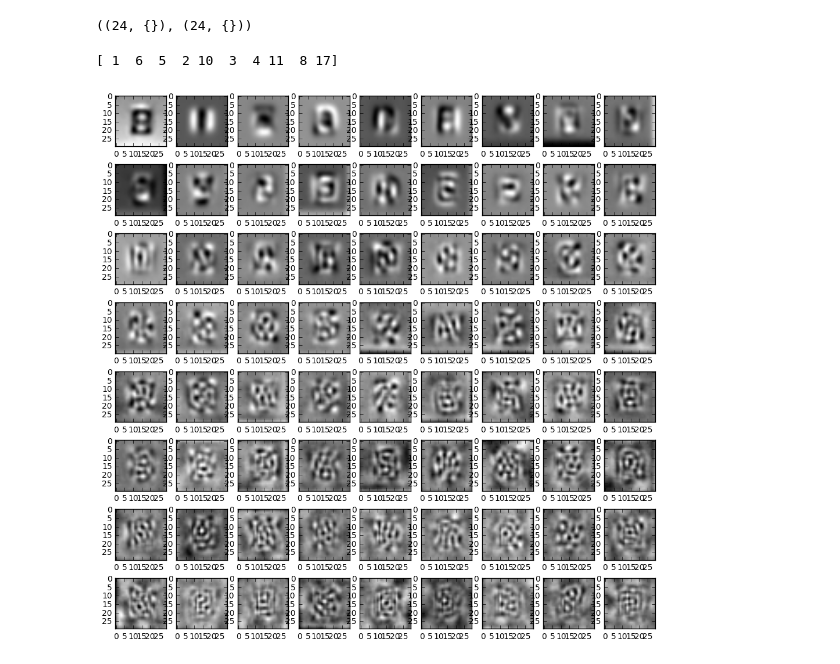
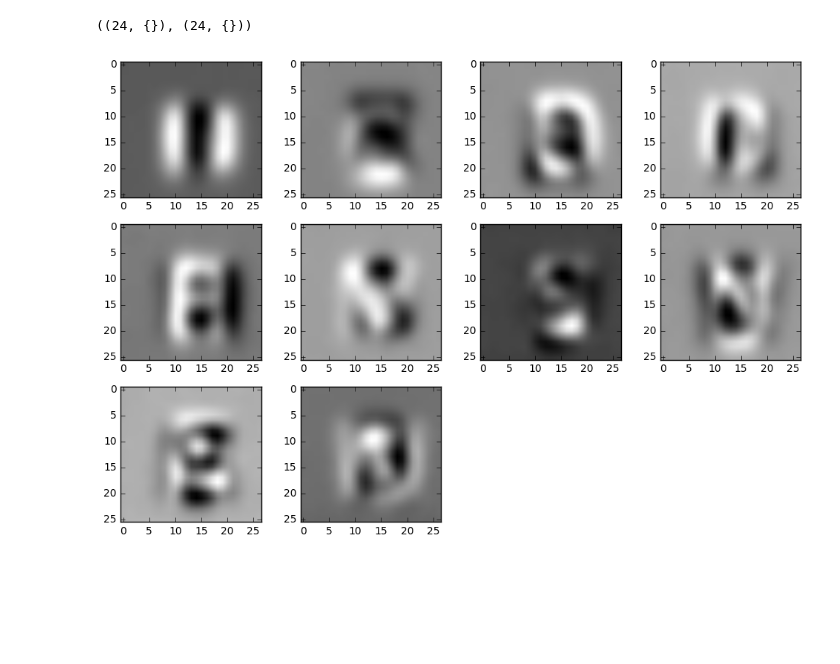
Before and after one commit to jmacmahon/data-driven-assignment-2, a Jupyter notebook: Main.ipynb, the cells around one changed output. Cells and saved outputs as stored; diff of their text form; code cells hidden in the pictures; blank space fills up the shorter version.

```diff
--- a/Main.ipynb
+++ b/Main.ipynb
@@ -8,15 +8,15 @@ from matplotlib.cm import gray
 data = load.load_data(load.DEFAULT_PATH)
 # %%
 from assignment.classify import WeightedKNearestNeighbour
-from assignment.dimensionality import PCAReducer, BorderTrimReducer, BestKSelector, DropFirstSelector
+from assignment.dimensionality import PCAReducer, BorderTrimReducer, BestKSelector, DropFirstNSelector
 from assignment.pipeline import Pipeline
 
 nn_fuzzy = lambda: WeightedKNearestNeighbour(k=1, fuzzy=True)
-nn_not_fuzzy = WeightedKNearestNeighbour(k=1, fuzzy=False)
+nn_not_fuzzy = lambda: WeightedKNearestNeighbour(k=1, fuzzy=False)
 
-pipeline1 = Pipeline(nn_fuzzy(), [PCAReducer(72), BestKSelector(10)])
+pipeline1 = Pipeline(nn_fuzzy(), [BorderTrimReducer(0, 4, 0, 3), PCAReducer(11), DropFirstNSelector(1)])
 pipeline1.train(data._raw_data['train_data'], data._raw_data['train_labels'])
-pipeline2 = Pipeline(nn_fuzzy(), [PCAReducer(11), DropFirstSelector()])
+pipeline2 = Pipeline(nn_fuzzy(), [BorderTrimReducer(0, 4, 0, 3), PCAReducer(12), DropFirstNSelector(2)])
 pipeline2.train(data._raw_data['train_data'], data._raw_data['train_labels'])
 # %%
 # raise Exception()
@@ -66,19 +67,21 @@ q = data.wordsearch1.correctness_score(only_score=False)
 # %%
 from assignment.data import Letter
 from math import sqrt, floor, ceil
 
-plt.figure(figsize=(12, 12))
-eigenvectors = pipeline1._reducers[0]._eigenvectors.transpose()
+plt.figure(figsize=(12, 8))
+eigenvectors = pipeline1._reducers[1]._eigenvectors.transpose()
 
-print(pipeline1._reducers[1]._best_k)
+# selected = pipeline1._reducers[1]._best_k
+selected = np.array(range(1, 11))
+
+eigenvectors = eigenvectors[selected]
 
 height = floor(sqrt(eigenvectors.shape[0]))
 width = ceil(eigenvectors.shape[0] / height)
 i = 0
 for eigenvector in eigenvectors:
     i += 1
     plt.subplot(height, width, i)
-    Letter(raw_data=eigenvector).show()
+    display.show_image(eigenvector, (26, 27))
 # %% [output]
-[ 1  6  5  2 10  3  4 11  8 17]
-[figure, old version]
+[figure, new version]
```
Also changed, not shown: parts of 2 cells of this notebook, 1 other file.
